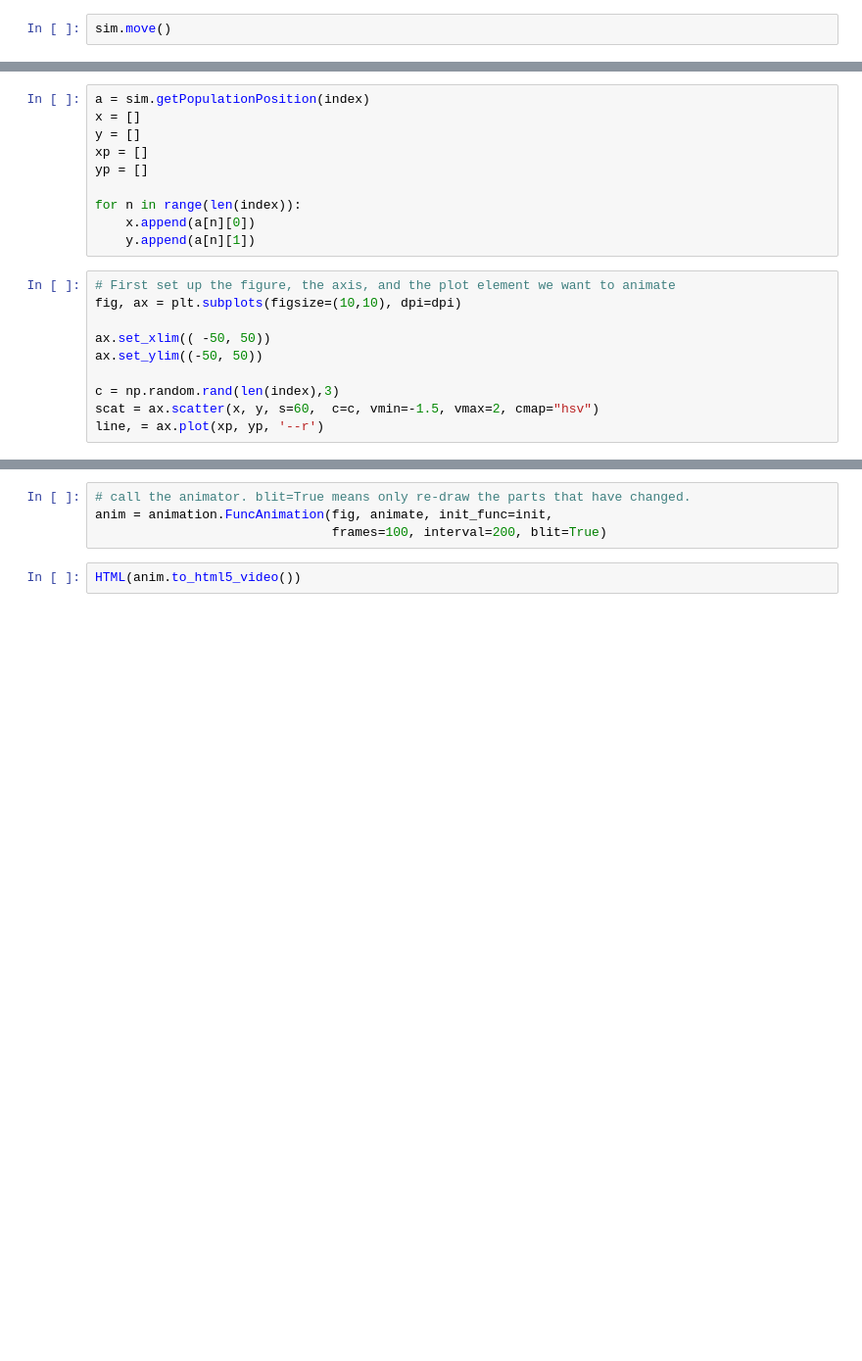
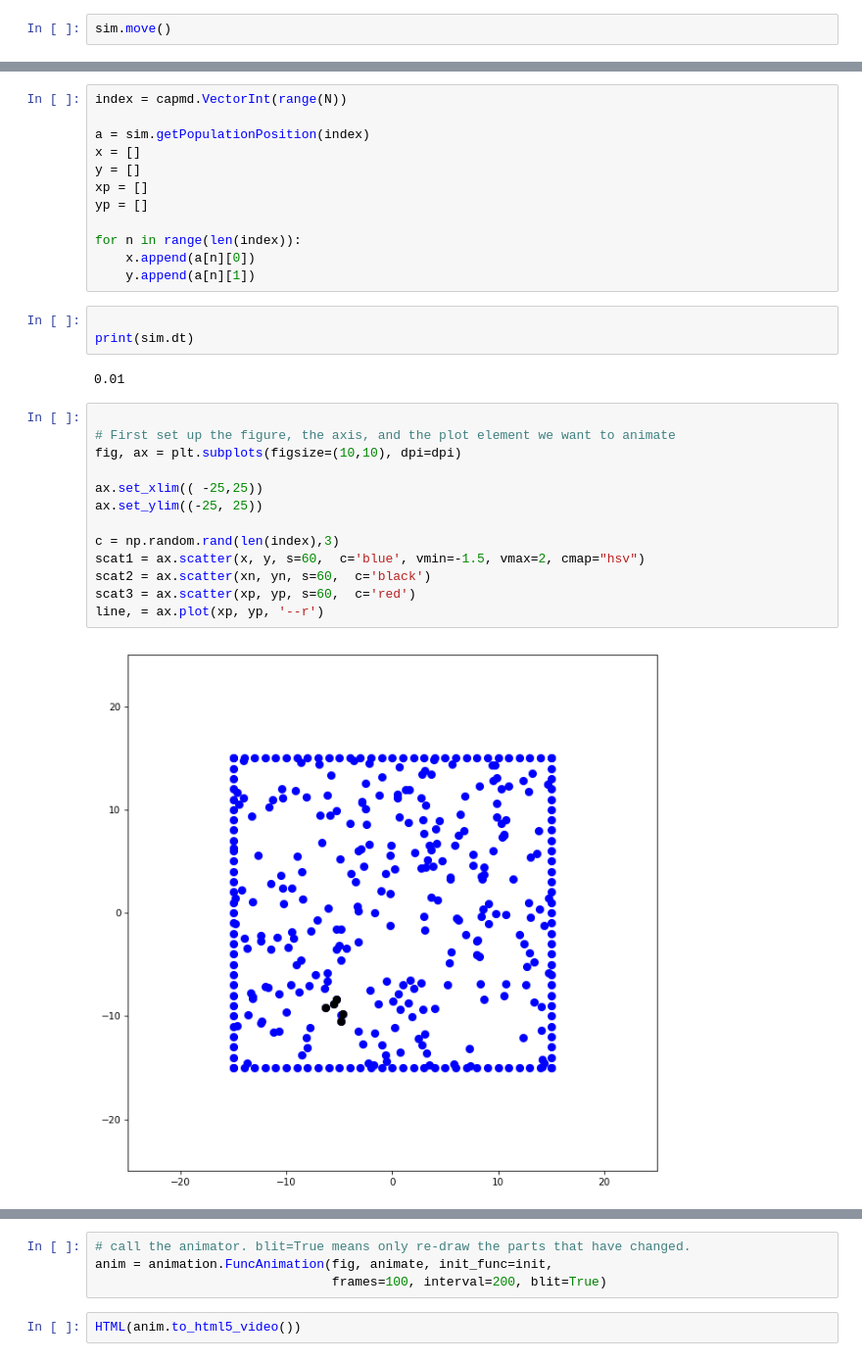
Before and after one commit to nrstillman/CAPMD, a Jupyter notebook: testing_capmd_python.ipynb, the cells around one changed output, grey strips where cells are left out. Shown at 98% size. Drawn from its saved outputs; the diff is of its cells as text; blank space fills up the shorter version.

```diff
--- a/testing_capmd_python.ipynb
+++ b/testing_capmd_python.ipynb
@@ -108,4 +161,6 @@ p = sim.getPopulationPosition([track_id])
 # %%
+index = capmd.VectorInt(range(N))
+
 a = sim.getPopulationPosition(index)
 x = []
 y = []
@@ -115,16 +170,26 @@ yp = []
 for n in range(len(index)):
     x.append(a[n][0])
     y.append(a[n][1])
+# %%
+
+print(sim.dt)
+# %% [output]
+0.01
 # %%
+
 # First set up the figure, the axis, and the plot element we want to animate
 fig, ax = plt.subplots(figsize=(10,10), dpi=dpi)
 
-ax.set_xlim(( -50, 50))
-ax.set_ylim((-50, 50))
+ax.set_xlim(( -25,25))
+ax.set_ylim((-25, 25))
 
 c = np.random.rand(len(index),3)
-scat = ax.scatter(x, y, s=60,  c=c, vmin=-1.5, vmax=2, cmap="hsv")
+scat1 = ax.scatter(x, y, s=60,  c='blue', vmin=-1.5, vmax=2, cmap="hsv")
+scat2 = ax.scatter(xn, yn, s=60,  c='black')
+scat3 = ax.scatter(xp, yp, s=60,  c='red')
 line, = ax.plot(xp, yp, '--r')
+# %% [output]
+[figure, added]
 # %%
 # initialization function: plot the background of each frame
 def init():
```
Also changed, not shown: parts of 22 cells of this notebook.
